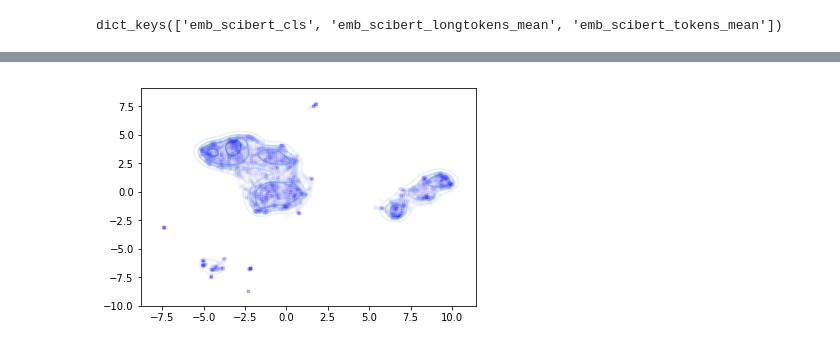
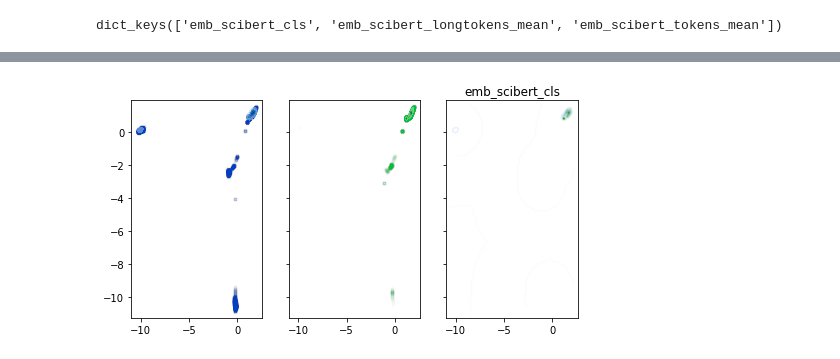
Before and after one commit to brendanchambers/attention_wildfires, a Jupyter notebook: evaluate_representations/evaluate_representations/plot_each.ipynb, the cells around one changed output, grey strips where cells are left out. Saved outputs shown, nothing was run; the diff lists cells and outputs as text; code cells hidden in the pictures.

```diff
--- a/evaluate_representations/evaluate_representations/plot_each.ipynb
+++ b/evaluate_representations/evaluate_representations/plot_each.ipynb
@@ -27,7 +29,7 @@ client_config = {'unix_socket':'/home/brendanchambers/.sql.sock',
 journals = ['J. Neurophysiol.', 'Neuroimage']  # journals = ['Brain Res.', 'J. Virol.']
 
 journal_colors = [[0, 0.25, 0.75, 0.25],
-                  [0.75, 0.25, 0, 0.25]]
+                  [0, 0.75, 0.25, 0.25]]
 
 
 # table names corresponding to embedding conditions
@@ -343,45 +361,70 @@ def cos_sim_helper(d_embeddings, title_text='cosine similarities by class'):
 # not capturing much of the variance with the first 2 PCs
 # so let's try umap
 
-D_umap = 2   # most of the variance preserved at around 300 d
+D_umap = 30   # most of the variance preserved at around 300 d
 reducer = umap.UMAP(n_components=D_umap)
 um = reducer.fit_transform(all_articles)    # concatenated
+print(np.shape(um))
 
-embeddings_dictionary = {}
+embeddings_dictionary = {} # create data structure to pass to helper function
 journal = journals[0]
+print(journal)
 samples = d_samples[journal]
 L_samples = np.shape(samples)[0]
-embeddings_dictionary[journal] = um[:L_samples]
+offset = L_samples
+embeddings_dictionary[journal] = um[:L_samples,:]
 
 offset = L_samples
 journal = journals[1]
+print(journal)
 samples = d_samples[journal]
 L_samples = np.shape(samples)[0]
-embeddings_dictionary[journal] = um[offset:(offset+L_samples)]
-
-# plot umap
-plt.figure()
-plt.scatter(um[:offset,0],
-            um[:offset,1],
-            color=[0, 0, 1, 0.01],marker='.')
-sns.kdeplot(um[:offset,0],um[:offset,1],n_levels=5,
-             shade=False, shade_lowest=False,
-             alpha=0.5, cmap='Blues', cbar=False
-             )
-
-plt.scatter(um[offset:(offset+L_samples),0],
-            um[offset:(offset+L_samples),1],
-            color=[1, 0, 0, 0.01],marker='.')
-sns.kdeplot(um[offset:(offset+L_samples),0],
-            um[offset:(offset+L_samples),1],n_levels=5,
-             shade=False, shade_lowest=False,
-             alpha=0.5, cmap='Reds', cbar=False
-             )
-ax[0].set_title(embedding_conditions[0])
-plt.savefig('umap scatter concatenated.png')
-plt.savefig('umap scatter concatenated.svg')
+embeddings_dictionary[journal] = um[offset:(offset+L_samples),:]
 
 # plot umap with densities
+doPlot = True
+if doPlot:
+
+    (f, ax) = plt.subplots(1, len(journals)+1, sharex='all', sharey='all',
+                      figsize=(8,4))
+
+    ##
+    ax[0].scatter(um[:offset,0],
+                um[:offset,1],
+                color=[0, 0.25, 0.75, 0.01],marker='.')
+    sns.kdeplot(um[:offset,0],um[:offset,1],n_levels=5,
+                 shade=True, shade_lowest=False,
+                 alpha=0.5, cmap='Blues', cbar=False,
+                 ax=ax[0])
+
+    ##
+    ax[1].scatter(um[offset:(offset+L_samples),0],
+                um[offset:(offset+L_samples),1],
+                color=[0, 0.75, 0.25, 0.01],marker='.')
+    sns.kdeplot(um[offset:(offset+L_samples),0],
+                um[offset:(offset+L_samples),1],n_levels=5,
+                 shade=True, shade_lowest=False,
+                 alpha=0.5, cmap='Greens', cbar=False,
+                 ax=ax[1])
+
+    ##
+    sns.kdeplot(um[:offset,0],um[:offset,1],n_levels=5,
+                 shade=False, shade_lowest=False,
+                 alpha=0.5, cmap='Blues', cbar=False,
+                 ax=ax[2])
+    sns.kdeplot(um[offset:(offset+L_samples),0],
+                um[offset:(offset+L_samples),1],n_levels=5,
+                 shade=False, shade_lowest=False,
+                 alpha=0.5, cmap='Greens', cbar=False,
+                 ax=ax[2])
+
+    plt.title(embedding_conditions[0])
+    plt.savefig('umap scatter concatenated.png')
+    plt.savefig('umap scatter concatenated.svg')
+
+
+
+
 
 
 # plot cosine similarity xvalidation test
@@ -394 +439 @@ NameError: name 'math' is not defined
-[figure, old version]
+[figure, new version]
```
Also changed, not shown: parts of 11 cells of this notebook, 24 other files.
